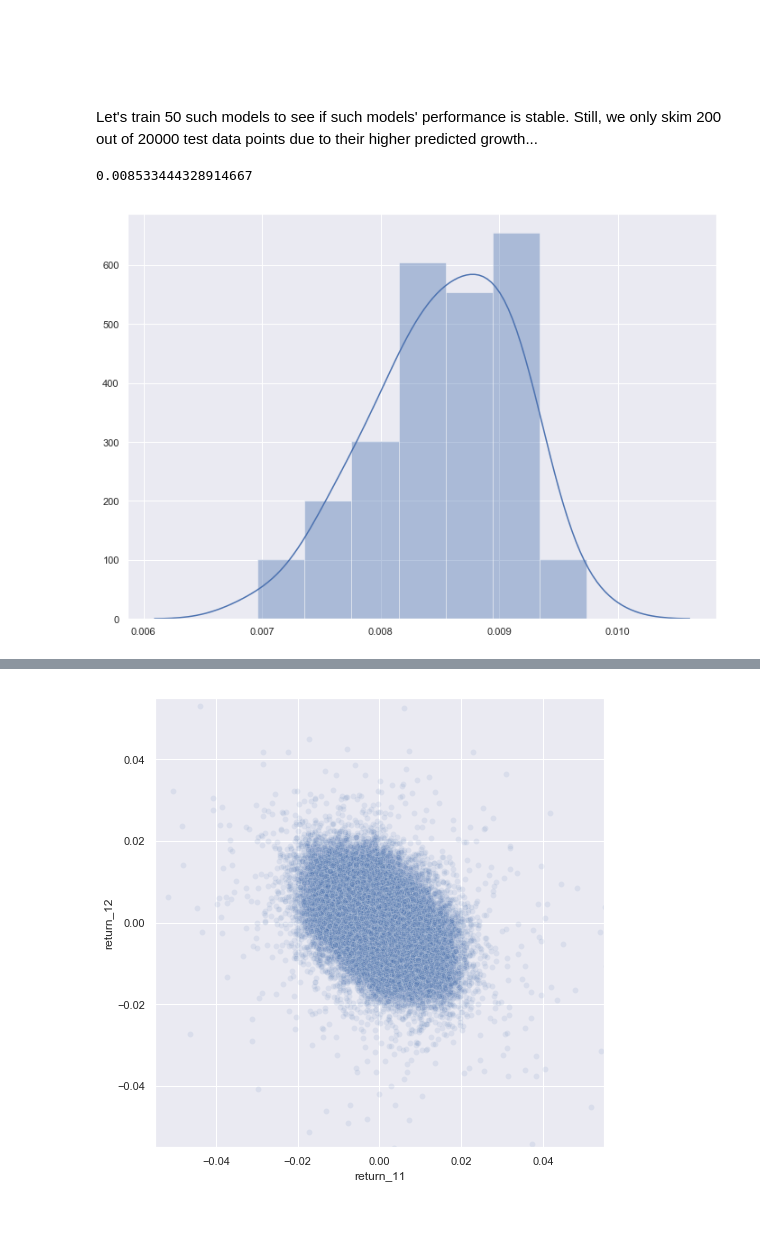
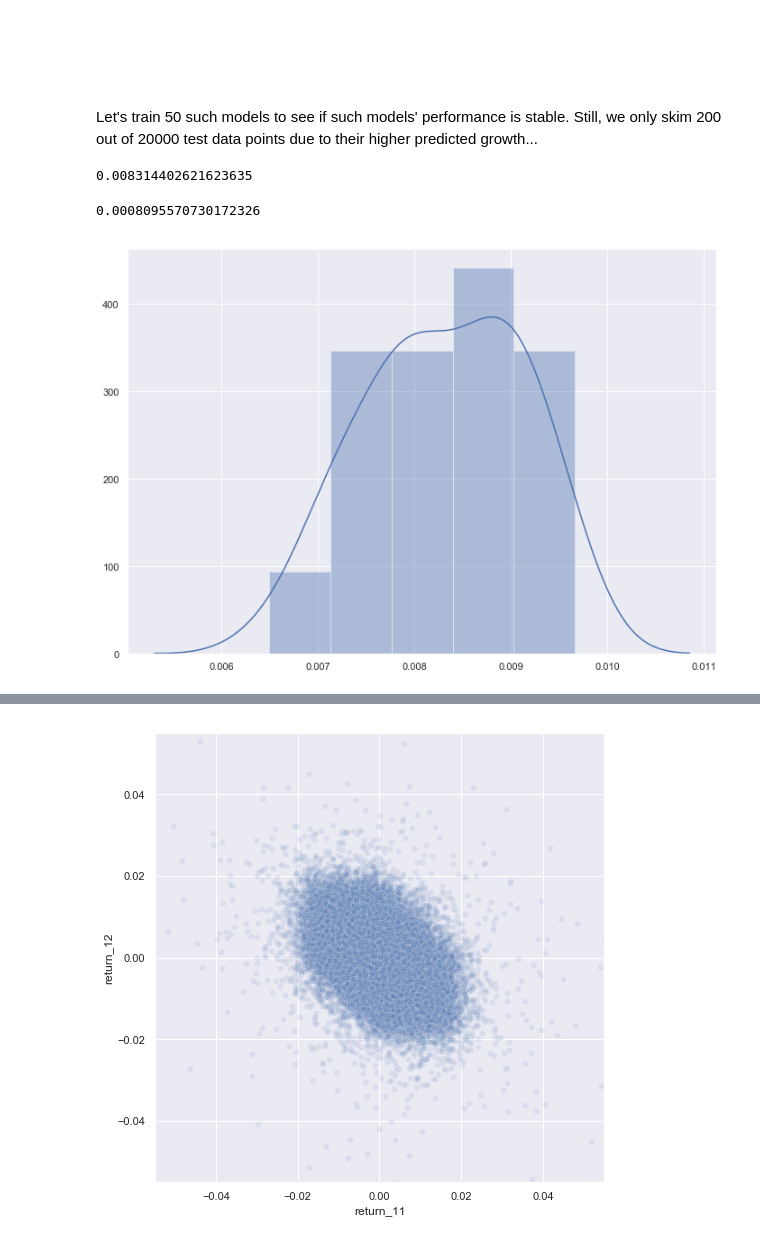
Before and after one commit to kanru-wang/stock_toy_model_for_phg, a Jupyter notebook: dev_notebook.ipynb, the cells around one changed output, grey strips where cells are left out. Saved outputs shown, nothing was run; the diff lists cells and outputs as text; code cells hidden in the pictures.

```diff
--- a/dev_notebook.ipynb
+++ b/dev_notebook.ipynb
@@ -622,7 +640,7 @@ Let's train 50 such models to see if such models' performance is stable. Still,
 #amount_after_buy_n_sell = invested_amount * (best_one_percent_opportunities['return_12'] + 1)
 #(np.sum(amount_after_buy_sell) / np.sum(invested_amount)) - 1
 # %%
-list_of_mean_return = []
+list_of_mean_return_rf = []
 
 for e in range(50):
     best_model.fit(train_data.loc[:, train_data.columns != "return_12"], train_data.loc[:, "return_12"])
@@ -631,5 +649,5 @@ for e in range(50):
     result.columns.values[1] = "prediction"
     result = result.sort_values(by = "prediction", ascending = False)
     best_one_percent_opportunities = result.iloc[0:200, :]
-    list_of_mean_return.append(np.mean(best_one_percent_opportunities['return_12']))
+    list_of_mean_return_rf.append(np.mean(best_one_percent_opportunities['return_12']))
 # %%
@@ -734,18 +760,6 @@ best_model = XGBRegressor(
     max_delta_step = 3,
     n_jobs = -1
 )
-# %%
-best_model = XGBRegressor(
-    n_estimators = 50,
-    max_depth = 24,
-    learning_rate = 0.528758651,
-    colsample_bytree = 0.820157814,
-    subsample = 0.9819760455083062,
-    #gamma = 0.004272288,
-    min_child_weight = 0,
-    max_delta_step = 3,
-    n_jobs = -1
-)
 # %% [markdown]
 <br>
 <br>
@@ -836,21 +850,37 @@ Feature ranking:
 <br>
 Let's train 50 such models to see if such models' performance is stable. Still, we only skim 200 out of 20000 test data points due to their higher predicted growth...
 # %%
-list_of_mean_return = []
+list_of_mean_return_xgb = []
 
 for e in range(50):
+    best_model = XGBRegressor(
+    n_estimators = 50,
+    max_depth = 22,
+    learning_rate = 0.390438763,
+    colsample_bytree = 0.613756912,
+    subsample = 0.9407619512881008,
+    gamma = 0.004272288,
+    min_child_weight = 0,
+    max_delta_step = 3,
+    random_state = e,
+    n_jobs = -1
+    )
     best_model.fit(train_data.loc[:, train_data.columns != "return_12"], train_data.loc[:, "return_12"])
     prediction = best_model.predict(test_data.loc[:, test_data.columns != "return_12"])
     result = pd.DataFrame([test_data.loc[:, "return_12"].reset_index(drop = True), prediction]).T
     result.columns.values[1] = "prediction"
     result = result.sort_values(by = "prediction", ascending = False)
     best_one_percent_opportunities = result.iloc[0:200, :]
-    list_of_mean_return.append(np.mean(best_one_percent_opportunities['return_12']))
+    list_of_mean_return_xgb.append(np.mean(best_one_percent_opportunities['return_12']))
 # %%
-np.mean(list_of_mean_return)
+np.mean(list_of_mean_return_xgb)
 # %% [output]
-0.008533444328914667
+0.008314402621623635
+# %%
+np.std(list_of_mean_return_xgb)
+# %% [output]
+0.0008095570730172326
 # %%
-sns.distplot(list_of_mean_return);
+sns.distplot(list_of_mean_return_xgb);
 # %% [output]
-[figure, old version]
+[figure, new version]
```
Also changed, not shown: parts of 12 cells of this notebook.
